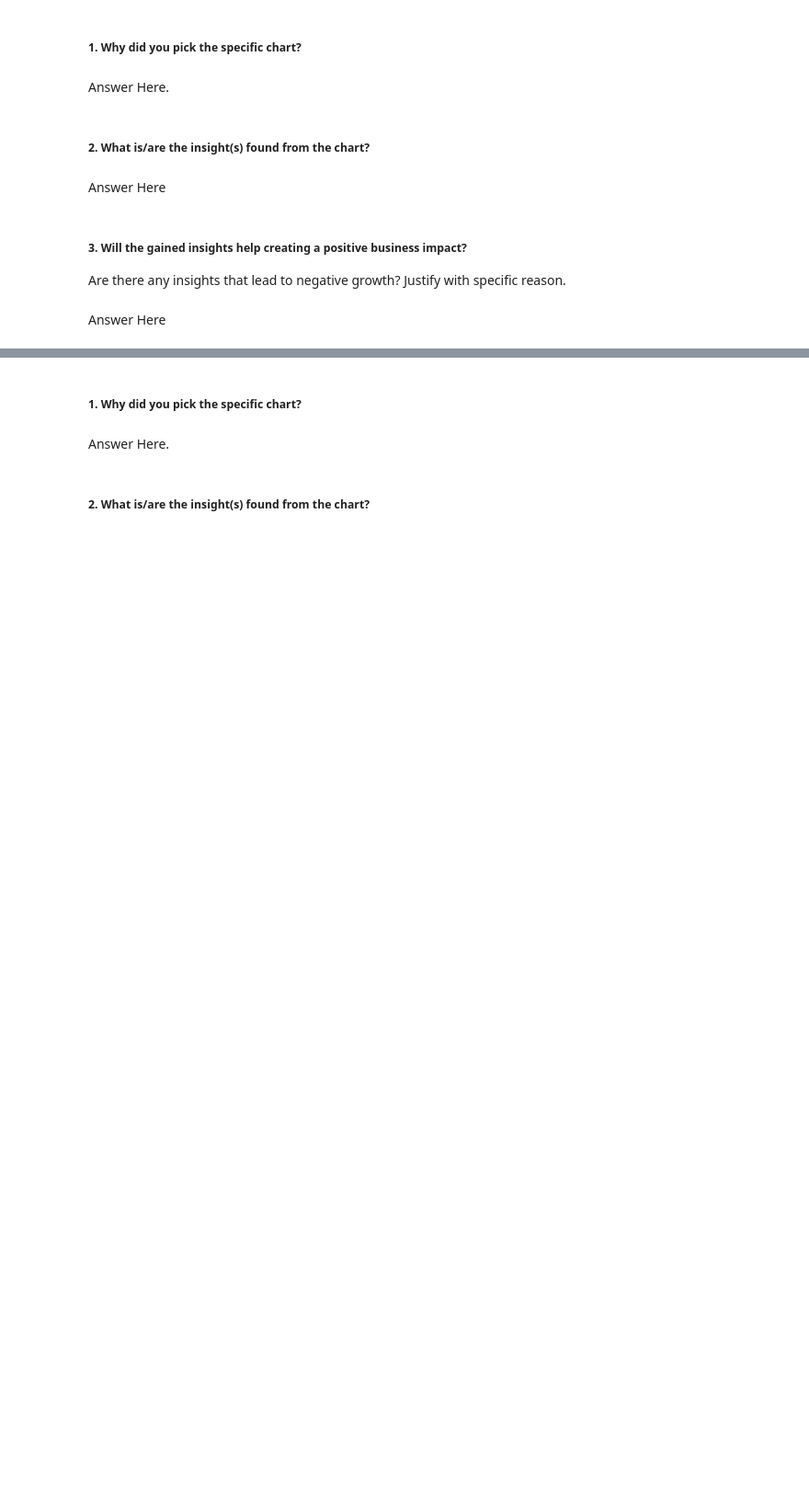
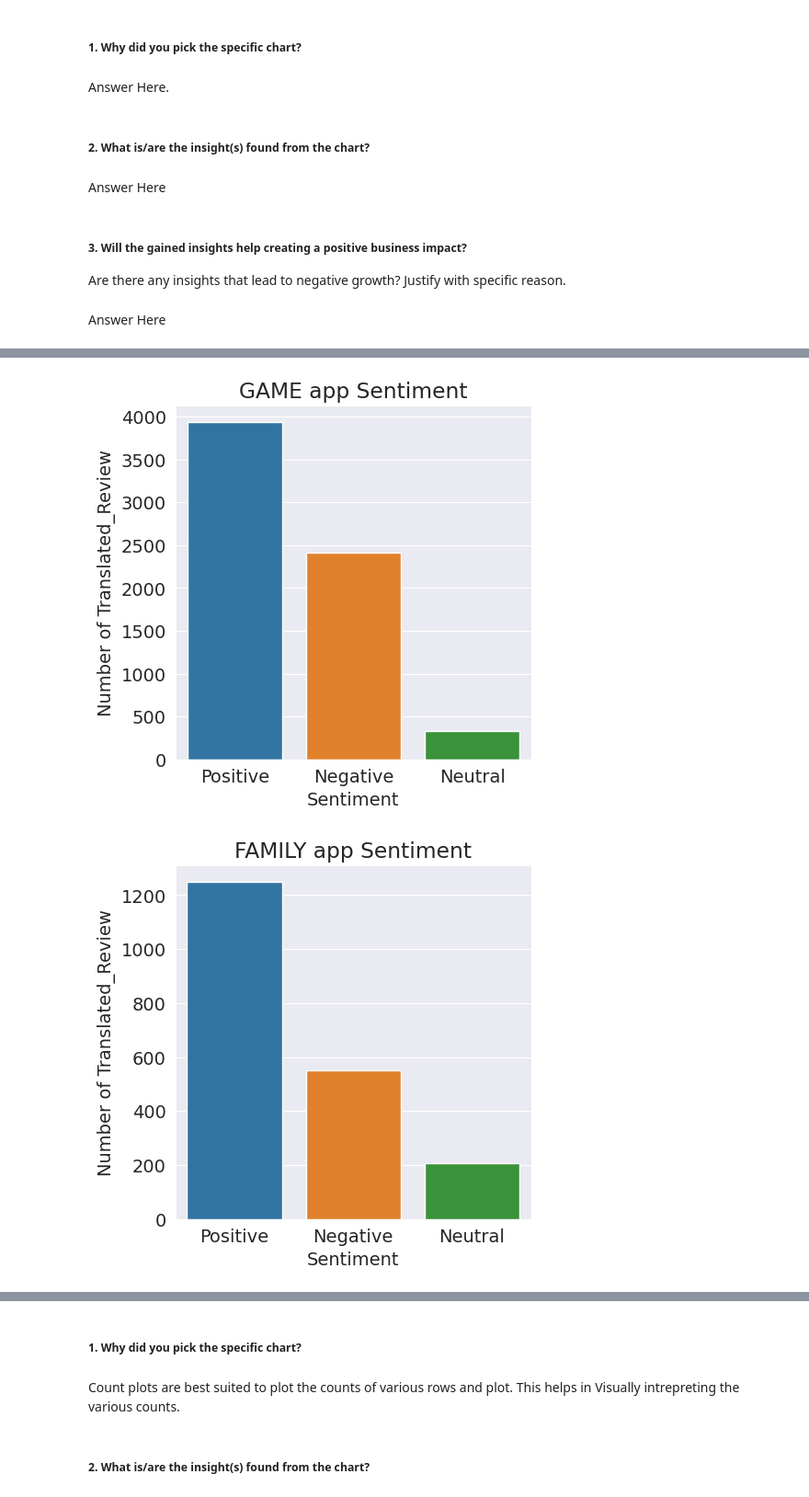
Before and after one commit to lukedanieldone/Play-Store-EDA, a Jupyter notebook: Playstore_EDA_Analysis.ipynb, the cells around one changed output, grey strips where cells are left out. Shown at 92% size. Drawn from its saved outputs; the diff is of its cells as text; code cells hidden in the pictures; blank space fills up the shorter version.

```diff
--- a/Playstore_EDA_Analysis.ipynb
+++ b/Playstore_EDA_Analysis.ipynb
@@ -796,0 +858,17 @@ Answer Here
+# %%
+# Chart - 13 visualization code
+x=['GAME','FAMILY','COMMUNICATION', 'LIBRARIES AND DEMO']
+# x = df.Category.unique()   #if we uncomment this all the category plots will be plotted in loop.
+for i in x:
+
+    temp_df = merge_df[merge_df['Category']==i]
+
+# Compare in positive and negetive review
+    plt.figure(figsize=(5, 5))
+    sns.countplot(data = temp_df, x = temp_df['Sentiment'])
+    plt.title(f'{i} app Sentiment')
+    plt.ylabel('Number of Translated_Review')
+    # plt.show()
+# %% [output]
+[figure, added]
+[figure, added]
@@ -797,6 +877,6 @@ Answer Here
 # %% [markdown]
 ##### 1. Why did you pick the specific chart?
-# %% [markdown]
-Answer Here.
+# %% [markdown]
+Count plots are best suited to plot the counts of various rows and plot. This helps in Visually intrepreting the various counts.
 # %% [markdown]
 ##### 2. What is/are the insight(s) found from the chart?
```
Also changed, not shown: parts of 49 cells of this notebook.
